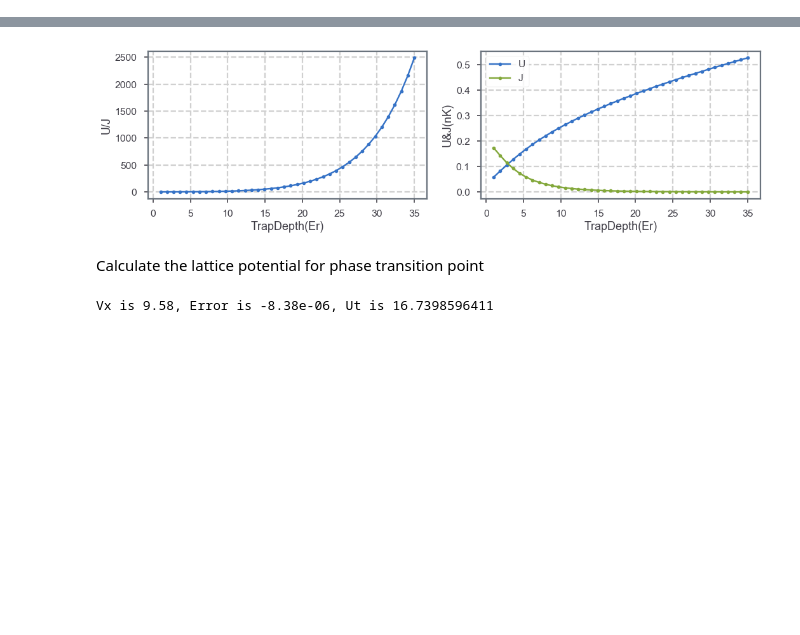
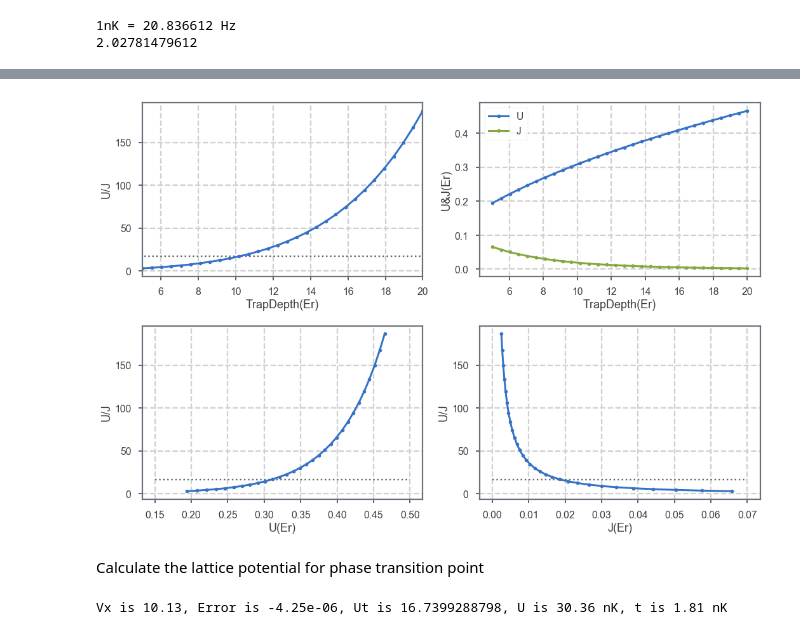
Before and after one commit to boxiaowave/pythonscriptsforlab, a Jupyter notebook: UandTCalWithAlps.ipynb, the cells around one changed output, grey strips where cells are left out. Cells and saved outputs as stored; diff of their text form; code cells hidden in the pictures; blank space fills up the shorter version.

```diff
--- a/UandTCalWithAlps.ipynb
+++ b/UandTCalWithAlps.ipynb
@@ -6,45 +8,74 @@ import matplotlib.pyplot as plt
 %matplotlib inline
 jtplot.style(theme='grade3',ticks=True, grid=True, figsize=(12, 7),context='poster',fscale=1.5, spines=True, gridlines='--')
 # %%
-def calU(V):      # in recoil energies
-    wlen = np.array([1064, 1064.,1064.]);  # in nanometer
-    a    = 103;                         # s-wave scattering length in bohr radius
+def calU(V):      # in recoil energies,should be float
+    wlen = np.array([1064., 1064.,1064.]);  # in nanometer
+    a    = 100.4;                         # s-wave scattering length in bohr radius
     m    = 86.909;                            # mass in atomic mass unit
-    L    = 201;                              # lattice size (along 1 direction)
+    L    = 201;                              # lattice size (along 1 direction),should be integer
     band = pyalps.dwa.bandstructure(V, wlen, a, m, L)
+    #print band
     result={}
     result['U']=band.U()
     result['t']=np.array(band.t())
     result['Ut']=result['U']/result['t']
     return result
+
+print('1nK = %f Hz'%(cst.Boltzmann*10**-9/cst.h))
+
+lamda = 1064*10**(-9) #wavelength in nm
+k_lamda=2*np.pi/lamda
+m_Rb=1.44316*10**(-25) #in kg
+Er=(cst.hbar*k_lamda)**2/(2*m_Rb)/cst.h/10**3 #in kHz
+print(Er)
+# %% [output]
+1nK = 20.836612 Hz
+2.02781479612
 # %%
 %%time
 
 Uli=[]
 tli=[]
-Vz=18
-s=np.linspace(1.0,35.0,40)
+Vz=35.0
+s=np.linspace(5.0,20.0,30)
 for i in s:
     V=np.array([i,i,Vz])
     result=calU(V)
-    Uli.append(result['U'])
-    tli.append(result['t'][0])
+    Uli.append(cst.Boltzmann*10**-9/cst.h*result['U']/Er/1000)
+    tli.append(cst.Boltzmann*10**-9/cst.h*result['t'][0]/Er/1000)
 Uli=np.array(Uli)
 tli=np.array(tli)
 Ut=Uli/tli
 
-fig=plt.figure(figsize=(15,8))
-#fi.grid(True)
+fig=plt.figure(figsize=(15,10))
+
 ax=fig.add_subplot(221)
+ax.grid(True)
 ax.set_xlabel('TrapDepth(Er)')
 ax.set_ylabel('U/J')
-ax.plot(s,Ut,'.-')
+ax.set_xlim(5,20)
+ax.hlines(16.74,-2,30,color=[0.4,0.4,0.4],linestyle='dotted')
+ax.plot(s,Ut,'.-',linewidth=3)
 ax=fig.add_subplot(222)
+ax.grid(True)
 ax.set_xlabel('TrapDepth(Er)')
-ax.set_ylabel('U&J(nK)')
-ax.plot(s,Uli/100,'.-',label='U')
+ax.set_ylabel('U&J(Er)')
+ax.plot(s,Uli,'.-',label='U',linewidth=3)
 #ax=fig.add_subplot(223)
-ax.plot(s,tli/100,'.-',label='J')
+ax.plot(s,tli,'.-',label='J',linewidth=3)
 ax.legend(loc='best')
+ax=fig.add_subplot(223)
+ax.set_xlabel('U(Er)')
+ax.set_ylabel('U/J')
+#ax.set_xlim(15,46)
+ax.hlines(16.74,0.15,0.5,color=[0.4,0.4,0.4],linestyle='dotted')
+ax.plot(Uli,Ut,'.-',linewidth=3)
+ax=fig.add_subplot(224)
+ax.set_xlabel('J(Er)')
+ax.set_ylabel('U/J')
+#ax.set_xlim(0,7.0)
+ax.hlines(16.74,0,0.07,color=[0.4,0.4,0.4],linestyle='dotted')
+ax.plot(tli,Ut,'.-',linewidth=3)
+
 plt.tight_layout()
 # %% [output]
@@ -53,9 +84,9 @@ Wall time: 5.72 s
-[figure, old version]
+[figure, new version]
 # %% [markdown]
 Calculate the lattice potential for phase transition point
 # %%
 def findvforut(Vz,Ut=16.74):
-    Vx=20
+    Vx=20.
     V=np.array([Vx,Vx,Vz])
     error=(calU(V)['Ut'][0]-Ut)/Ut
     while np.abs(error)>0.00001:
@@ -63,10 +94,10 @@ def findvforut(Vz,Ut=16.74):
         Vx=Vx-error*3
         V=np.array([Vx,Vx,Vz])
         error=(calU(V)['Ut'][0]-Ut)/Ut
-    print('Vx is %0.2f, Error is %0.2e, Ut is %0.10f'%(Vx,error,calU(V)['Ut'][0]))
-    return Vx
+    print('Vx is %0.2f, Error is %0.2e, Ut is %0.10f, U is %0.2f nK, t is %0.2f nK'%(Vx,error,calU(V)['Ut'][0],calU(V)['U'],calU(V)['t'][0]))
+    return Vx,calU(V)['Ut'][0],calU(V)['U'],calU(V)['t'][0]
 
-Vz=59.
+Vz=35.62
 Vx_crt=findvforut(Vz,Ut=16.74)
 # %% [output]
-Vx is 9.58, Error is -8.38e-06, Ut is 16.7398596411
+Vx is 10.13, Error is -4.25e-06, Ut is 16.7399288798, U is 30.36 nK, t is 1.81 nK
```
Also changed, not shown: parts of 5 cells of this notebook, 19 other files.
